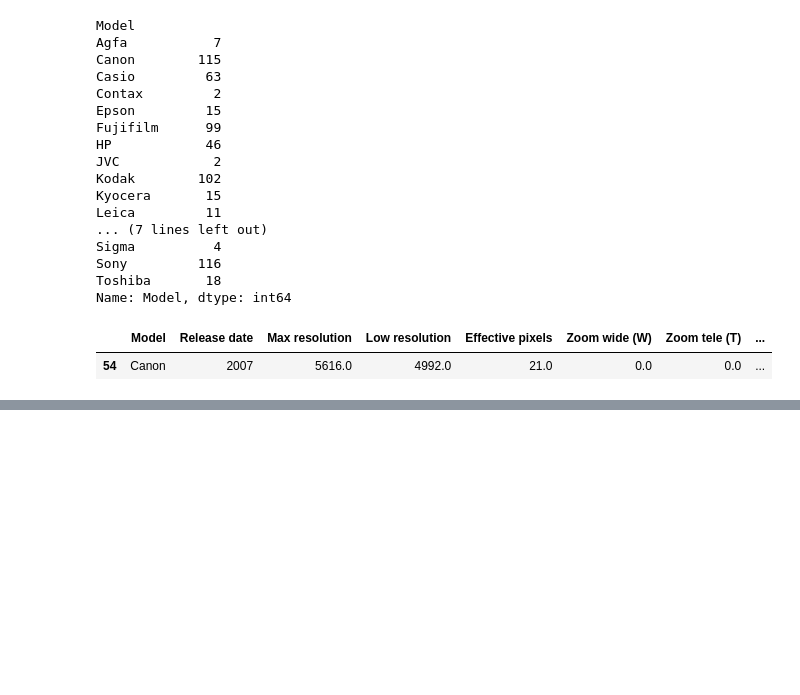
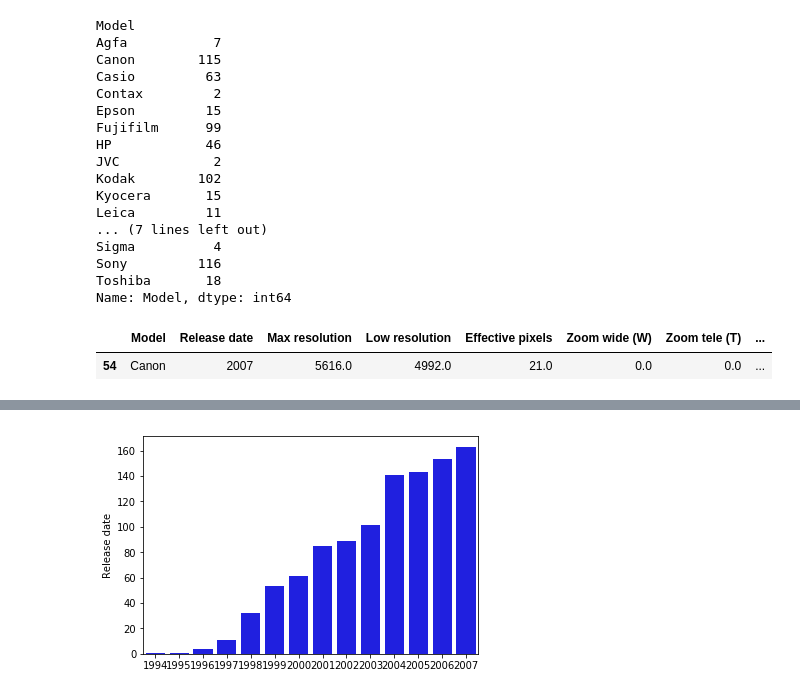
Before and after one commit to sudip06/CameraPrices, a Jupyter notebook: Untitled.ipynb, the cells around one changed output, grey strips where cells are left out. Cells and saved outputs as stored; diff of their text form; code cells hidden in the pictures; blank space fills up the shorter version.

```diff
--- a/Untitled.ipynb
+++ b/Untitled.ipynb
@@ -195,0 +220,5 @@ from sklearn import preprocessing
+# %%
+sns.barplot(x=df['Release date'].value_counts().index,y=df['Release date'].value_counts(),color='blue')
+plt.show()
+# %% [output]
+[figure, added]
```
Also changed, not shown: parts of 16 cells of this notebook.
